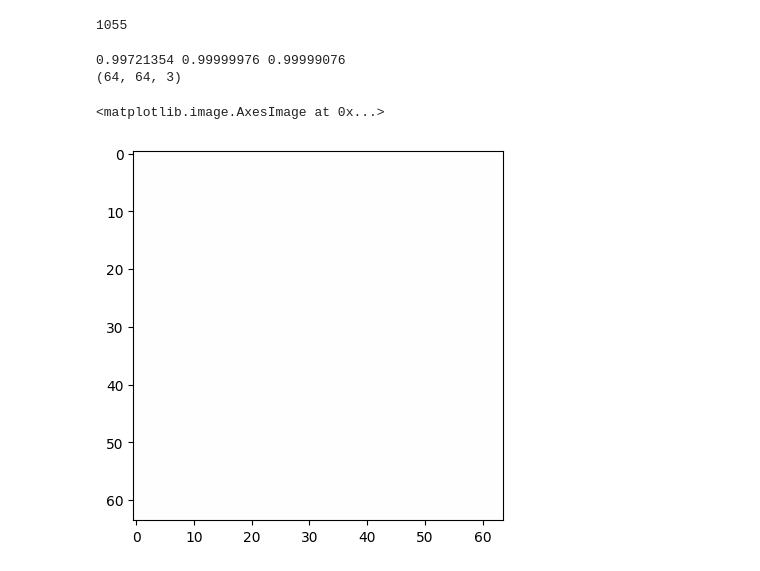
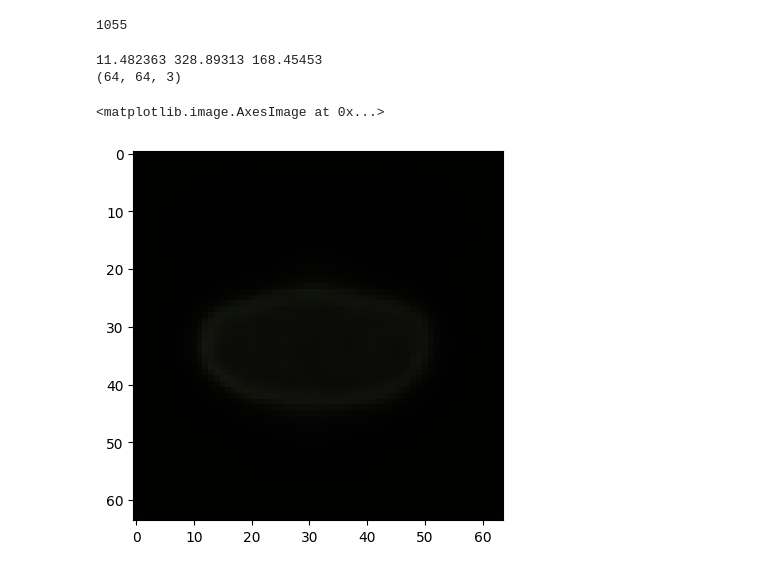
Before and after one commit to tien-th/BBDM_folk, a Jupyter notebook: test_cuda.ipynb, the cells around one changed output. Drawn from its saved outputs; the diff is of its cells as text; code cells hidden in the pictures.

```diff
--- a/test_cuda.ipynb
+++ b/test_cuda.ipynb
@@ -292,17 +292,17 @@ for path in os.listdir(parent_path):
 # %%
 import numpy as np
 import matplotlib.pyplot as plt
 
-conf_path = "/home/PET-CT/thaind/BBDM_folk/results/1129_UncerBBDM_1Unet_confloss_15k_testing_samples_top_model/LBBDM-f4/sample_to_eval/confidence/13500.npy"
+img_path = "/home/PET-CT/thaind/BBDM_folk/results/1130_UncerBBDM_1Unet_15k_v3_testing_samples/LBBDM-f4/sample_to_eval/alpha/13500.npy"
 
-conf_img = np.load(conf_path, allow_pickle=True)
+img = np.load(img_path, allow_pickle=True)
 
-print(conf_img.min(), conf_img.max(), conf_img.mean())
-print(conf_img.shape)
+print(img.min(), img.max(), img.mean())
+print(img.shape)
 
-plt.imshow(conf_img, cmap='gray')
+plt.imshow(1 / img, cmap='gray')
 # %% [output]
-0.99721354 0.99999976 0.99999076
+11.482363 328.89313 168.45453
 (64, 64, 3)
 <matplotlib.image.AxesImage at 0x...>
-[figure, old version]
+[figure, new version]
```
Also changed, not shown: 3 other files.
